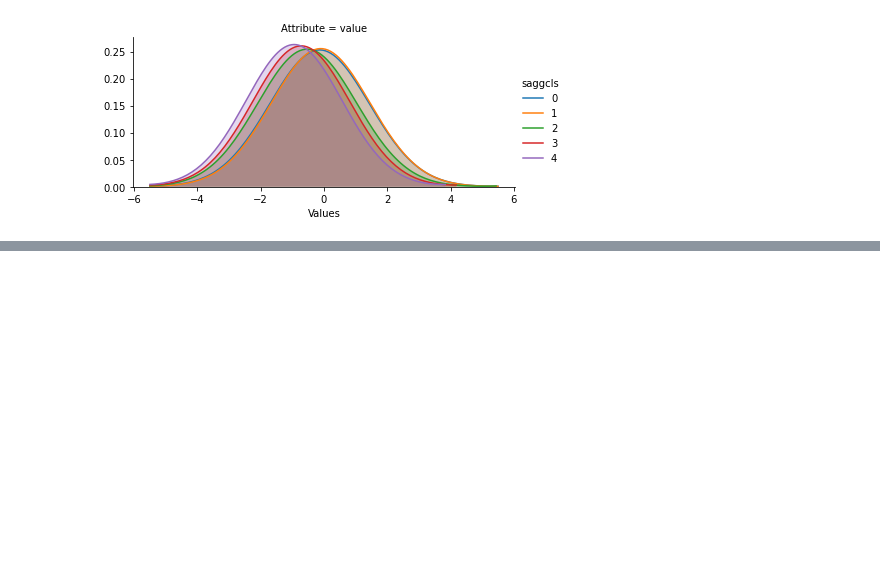
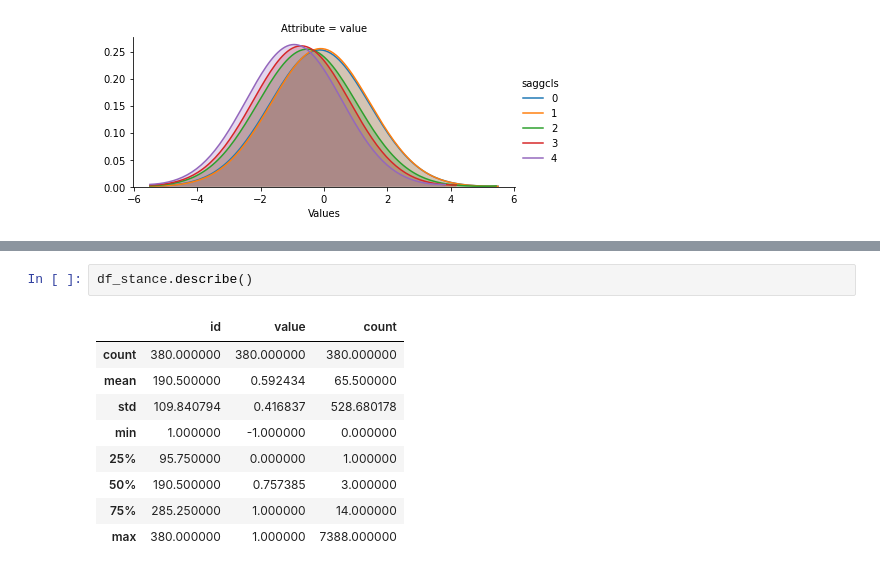
Before and after one commit to karolszymonczyk/przestrzenne-projekt, a Jupyter notebook: county.ipynb, the cells around one changed output, grey strips where cells are left out. Saved outputs shown, nothing was run; the diff lists cells and outputs as text; blank space fills up the shorter version.

```diff
--- a/county.ipynb
+++ b/county.ipynb
@@ -297,0 +341,12 @@ _ = facets.map(sns.kdeplot, 'Values', shade=True, bw=1.5).add_legend()
+# %%
+df_stance.describe()
+# %% [output]
+|  | id | value | count |
+| count | 380.000000 | 380.000000 | 380.000000 |
+| mean | 190.500000 | 0.592434 | 65.500000 |
+| std | 109.840794 | 0.416837 | 528.680178 |
+| min | 1.000000 | -1.000000 | 0.000000 |
+| 25% | 95.750000 | 0.000000 | 1.000000 |
+| 50% | 190.500000 | 0.757385 | 3.000000 |
+| 75% | 285.250000 | 1.000000 | 14.000000 |
+| max | 380.000000 | 1.000000 | 7388.000000 |
```
Also changed, not shown: parts of 11 cells of this notebook.
